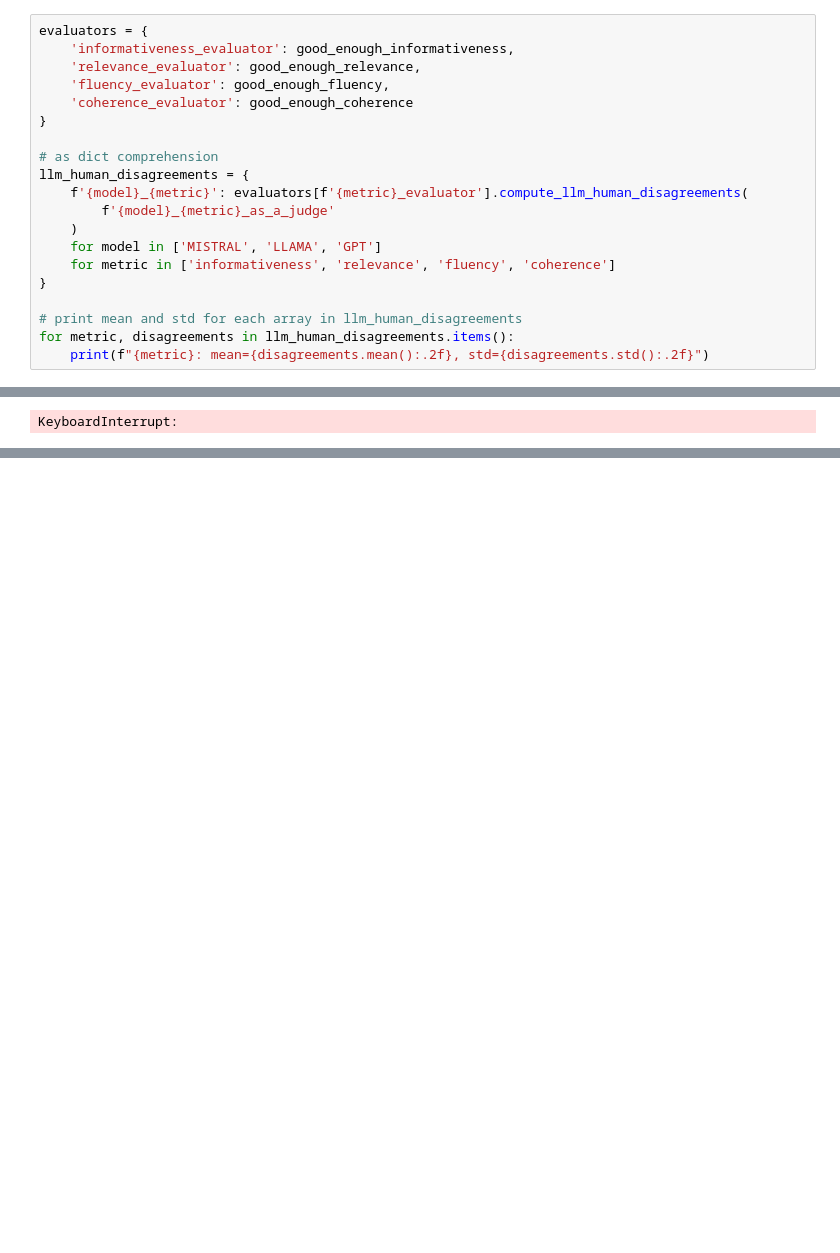
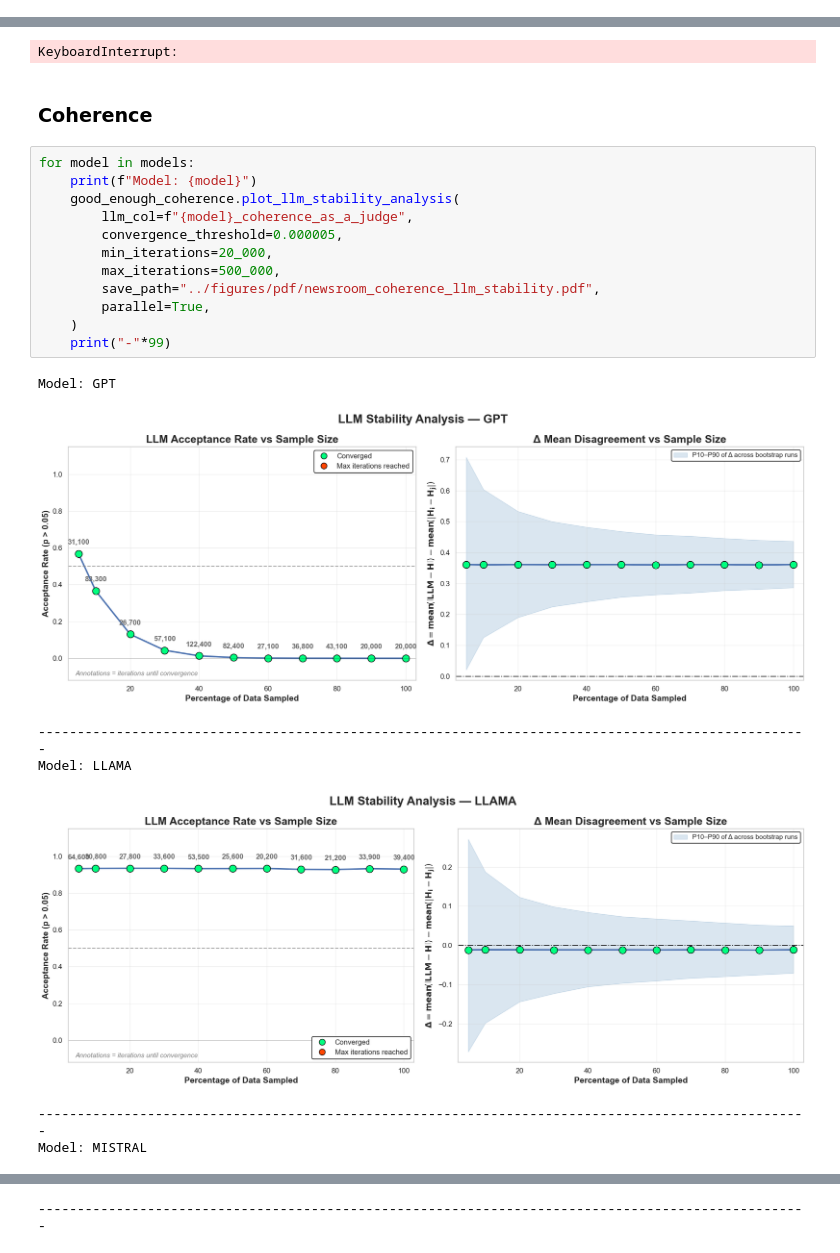
Before and after one commit to Ocean-code-1995/llm-judge-good-enough, a Jupyter notebook: benchmarks/newsroom/src/analysis.ipynb, the cells around one changed output, grey strips where cells are left out. Saved outputs shown, nothing was run; the diff lists cells and outputs as text; blank space fills up the shorter version.

Commit message:
refactor(newsroom): organize analysis and seed evaluator instances

```diff
--- a/benchmarks/newsroom/src/analysis.ipynb
+++ b/benchmarks/newsroom/src/analysis.ipynb
@@ -155,20 +130,0 @@ human_disagreements_df.head()
-# %%
-evaluators = {
-    'informativeness_evaluator': good_enough_informativeness,
-    'relevance_evaluator': good_enough_relevance,
-    'fluency_evaluator': good_enough_fluency,
-    'coherence_evaluator': good_enough_coherence
-}
-
-# as dict comprehension
-llm_human_disagreements = {
-    f'{model}_{metric}': evaluators[f'{metric}_evaluator'].compute_llm_human_disagreements(
-        f'{model}_{metric}_as_a_judge'
-    )
-    for model in ['MISTRAL', 'LLAMA', 'GPT']
-    for metric in ['informativeness', 'relevance', 'fluency', 'coherence']
-}
-
-# print mean and std for each array in llm_human_disagreements
-for metric, disagreements in llm_human_disagreements.items():
-    print(f"{metric}: mean={disagreements.mean():.2f}, std={disagreements.std():.2f}")
@@ -385,3 +310,25 @@ Model: GPT
 ---------------------------------------------------------------------------------------------------
 Model: LLAMA
 KeyboardInterrupt:
+# %% [markdown]
+### Coherence
+# %%
+for model in models:
+    print(f"Model: {model}")
+    good_enough_coherence.plot_llm_stability_analysis(
+        llm_col=f"{model}_coherence_as_a_judge",
+        convergence_threshold=0.000005,
+        min_iterations=20_000,
+        max_iterations=500_000,
+        save_path="../figures/pdf/newsroom_coherence_llm_stability.pdf",
+        parallel=True,
+    )
+    print("-"*99)
+# %% [output]
+Model: GPT
+[figure, added]
+---------------------------------------------------------------------------------------------------
+Model: LLAMA
+[figure, added]
+---------------------------------------------------------------------------------------------------
+Model: MISTRAL
@@ -387,0 +336 @@ KeyboardInterrupt:
+---------------------------------------------------------------------------------------------------
```
Also changed, not shown: parts of 20 cells of this notebook, 1 other file.
